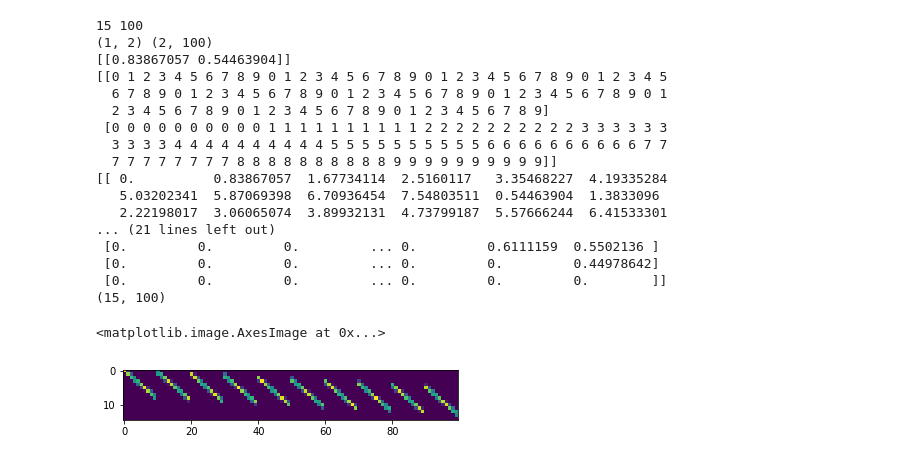
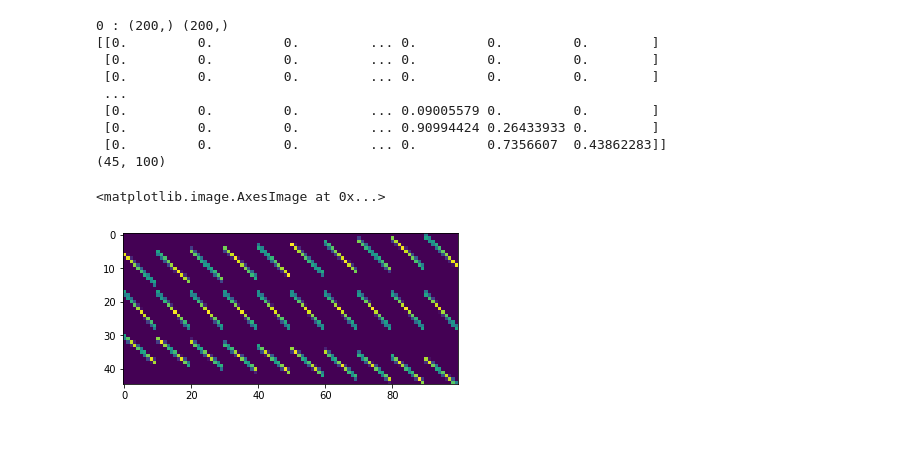
Before and after one commit to LarsKue/FML, a Jupyter notebook: ex05/tomography-nico.ipynb, the cells around one changed output. Saved outputs shown, nothing was run; the diff lists cells and outputs as text; code cells hidden in the pictures.

```diff
--- a/ex05/tomography-nico.ipynb
+++ b/ex05/tomography-nico.ipynb
@@ -11,17 +12,16 @@ def construct_X(M, alphas, Np=None):
 
     D = M*M
     N = Np*len(alphas)
-    print(N, D)
+    #print(N, D)
 
     angles = np.array(alphas)/180*np.pi
 
 
     a0 = 0
     b0 = 0
-    s0 = 0#np.array([0.78, 0.78, 0])[:,np.newaxis]
+    s0 = 0
 
-
-    gridX, gridY = np.meshgrid(np.arange(M), np.arange(M))
+    gridX, gridY = np.meshgrid(np.linspace(-M/2, M/2, M), np.linspace(-M/2, M/2, M))
 
     C0 = a0 + gridX.flatten()
     C1 = b0 + gridY.flatten()
@@ -29,64 +29,59 @@ def construct_X(M, alphas, Np=None):
 
     n = np.array([np.cos(angles), np.sin(angles)]).T
 
-    print(n.shape, C.shape)
 
     p = n.dot(C) + s0
+    p = Np*(p/Np + 0.5)
 
-    print(n)
-    print(C)
-    print(p)
-    #print(np.floor(p[0]))
-    #print(1-(p[0] - np.floor(p[0])))
 
     sensor1 = np.floor(p)
     sensor2 = sensor1 + 1
     weights1 = 1 - (p - np.floor(p))
     weights2 = 1 - weights1
 
     sensor = np.concatenate((sensor1, sensor2), axis=1)
     weights = np.concatenate((weights1, weights2), axis=1)
 
 
-    print(sensor.shape)
-
     i_indices = np.zeros((len(angles), sensor.shape[1]))
     j_indices = np.zeros((len(angles), sensor.shape[1]))
     for i_o, (sensor_io, weights_io) in enumerate(zip(sensor, weights)):
-        print(i_o, ":", sensor_io.shape, weights_io.shape)
+        if i_o % 10 == 0:
+            print(i_o, ":", sensor_io.shape, weights_io.shape)
         i_indices[i_o] = sensor_io + Np*i_o
         j_indices[i_o] = np.array([np.arange(D), np.arange(D)]).flatten()
+
 
     i_indices = i_indices.flatten()
     j_indices = j_indices.flatten()
 
-    print(i_indices.shape, j_indices.shape, weights.shape)
 
-    X = coo_matrix((weights.flatten(), (i_indices, j_indices)), shape=(N, D), dtype=np.float32)
+
+    weights = weights.flatten()
+
+    mask = (i_indices >= 0) & (i_indices < N)
+    i_indices = i_indices[mask]
+    j_indices = j_indices[mask]
+    weights = weights[mask]
+
+
+    X = coo_matrix((weights, (i_indices, j_indices)), shape=(N, D), dtype=np.float32)
     return X
 
 
-X = construct_X(10, [33])
+X = construct_X(10, [-33, 1, 42])
 print(X.toarray())
 print(X.toarray().shape)
 plt.imshow(X.toarray())
 # %% [output]
-15 100
-(1, 2) (2, 100)
-[[0.83867057 0.54463904]]
-[[0 1 2 3 4 5 6 7 8 9 0 1 2 3 4 5 6 7 8 9 0 1 2 3 4 5 6 7 8 9 0 1 2 3 4 5
-  6 7 8 9 0 1 2 3 4 5 6 7 8 9 0 1 2 3 4 5 6 7 8 9 0 1 2 3 4 5 6 7 8 9 0 1
-  2 3 4 5 6 7 8 9 0 1 2 3 4 5 6 7 8 9 0 1 2 3 4 5 6 7 8 9]
- [0 0 0 0 0 0 0 0 0 0 1 1 1 1 1 1 1 1 1 1 2 2 2 2 2 2 2 2 2 2 3 3 3 3 3 3
-  3 3 3 3 4 4 4 4 4 4 4 4 4 4 5 5 5 5 5 5 5 5 5 5 6 6 6 6 6 6 6 6 6 6 7 7
-  7 7 7 7 7 7 7 7 8 8 8 8 8 8 8 8 8 8 9 9 9 9 9 9 9 9 9 9]]
-[[ 0.          0.83867057  1.67734114  2.5160117   3.35468227  4.19335284
-   5.03202341  5.87069398  6.70936454  7.54803511  0.54463904  1.3833096
-   2.22198017  3.06065074  3.89932131  4.73799187  5.57666244  6.41533301
-... (21 lines left out)
- [0.         0.         0.         ... 0.         0.6111159  0.5502136 ]
- [0.         0.         0.         ... 0.         0.         0.44978642]
- [0.         0.         0.         ... 0.         0.         0.        ]]
-(15, 100)
+0 : (200,) (200,)
+[[0.         0.         0.         ... 0.         0.         0.        ]
+ [0.         0.         0.         ... 0.         0.         0.        ]
+ [0.         0.         0.         ... 0.         0.         0.        ]
+ ...
+ [0.         0.         0.         ... 0.09005579 0.         0.        ]
+ [0.         0.         0.         ... 0.90994424 0.26433933 0.        ]
+ [0.         0.         0.         ... 0.         0.7356607  0.43862283]]
+(45, 100)
 <matplotlib.image.AxesImage at 0x...>
-[figure, old version]
+[figure, new version]
```
Also changed, not shown: parts of 5 cells of this notebook.
